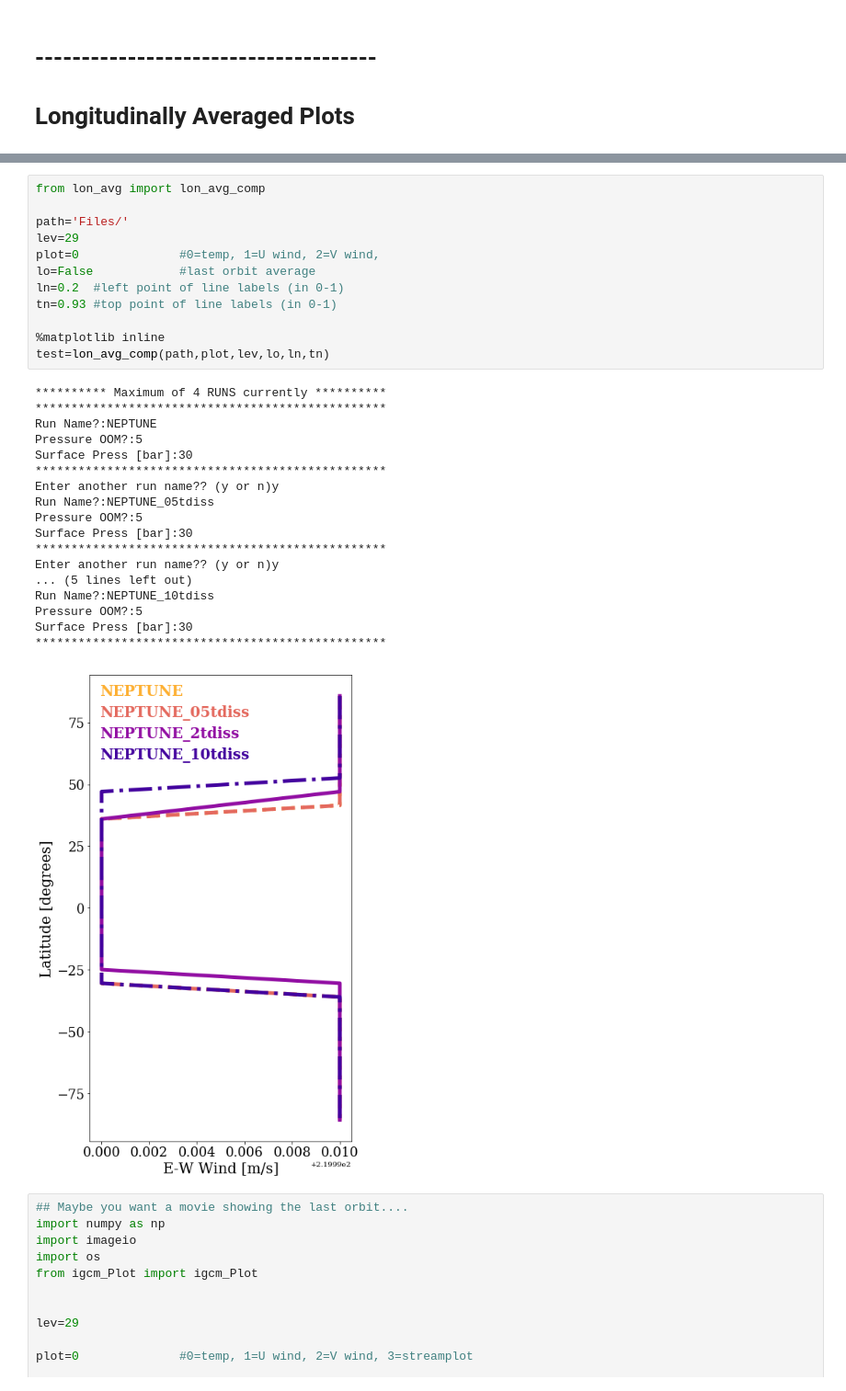
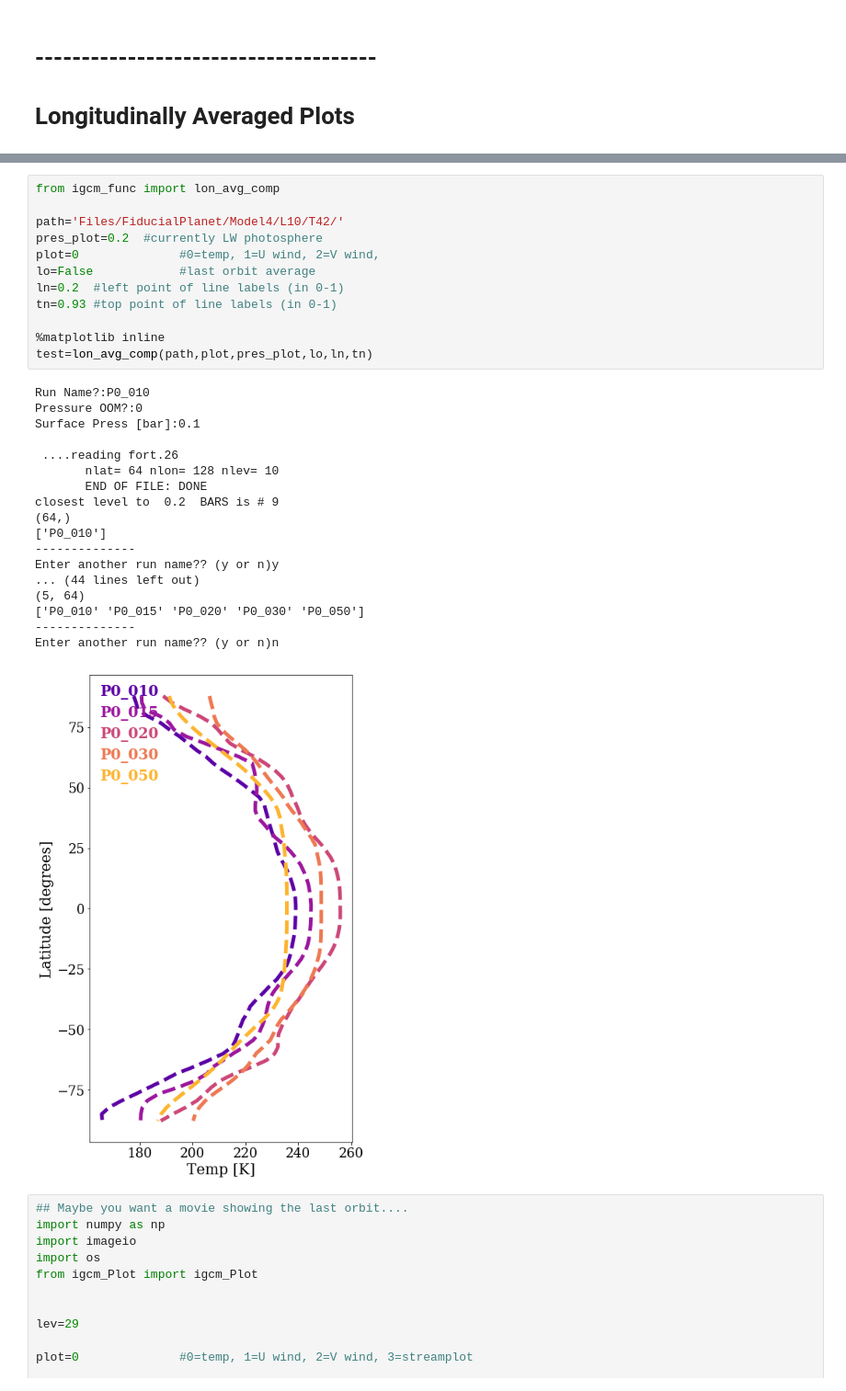
Before and after one commit to emily-rauscher/GCM_plots, a Jupyter notebook: igcm_plots.ipynb, the cells around one changed output, grey strips where cells are left out. Shown at 92% size. Saved outputs shown, nothing was run; the diff lists cells and outputs as text.

```diff
--- a/igcm_plots.ipynb
+++ b/igcm_plots.ipynb
@@ -134,34 +116,34 @@ test=lon_avg(plot,savepath,data_lo,lon_arr,lat_arr,lev,lo,ln,tn,noy)
 # %%
-from lon_avg import lon_avg_comp
+from igcm_func import lon_avg_comp
 
-path='Files/'
-lev=29
+path='Files/FiducialPlanet/Model4/L10/T42/'
+pres_plot=0.2  #currently LW photosphere
 plot=0              #0=temp, 1=U wind, 2=V wind,
 lo=False            #last orbit average
 ln=0.2  #left point of line labels (in 0-1)
 tn=0.93 #top point of line labels (in 0-1)
 
 %matplotlib inline
-test=lon_avg_comp(path,plot,lev,lo,ln,tn)
+test=lon_avg_comp(path,plot,pres_plot,lo,ln,tn)
 # %% [output]
-********** Maximum of 4 RUNS currently **********
-*************************************************
-Run Name?:NEPTUNE
-Pressure OOM?:5
-Surface Press [bar]:30
-*************************************************
+Run Name?:P0_010
+Pressure OOM?:0
+Surface Press [bar]:0.1
+
+ ....reading fort.26
+       nlat= 64 nlon= 128 nlev= 10
+       END OF FILE: DONE
+closest level to  0.2  BARS is # 9
+(64,)
+['P0_010']
+--------------
 Enter another run name?? (y or n)y
-Run Name?:NEPTUNE_05tdiss
-Pressure OOM?:5
-Surface Press [bar]:30
-*************************************************
-Enter another run name?? (y or n)y
-... (5 lines left out)
-Run Name?:NEPTUNE_10tdiss
-Pressure OOM?:5
-Surface Press [bar]:30
-*************************************************
+... (44 lines left out)
+(5, 64)
+['P0_010' 'P0_015' 'P0_020' 'P0_030' 'P0_050']
+--------------
+Enter another run name?? (y or n)n
-[figure, old version]
+[figure, new version]
 # %%
 ## Maybe you want a movie showing the last orbit....
 import numpy as np
```
Also changed, not shown: parts of 3 cells of this notebook, 1 other file.
